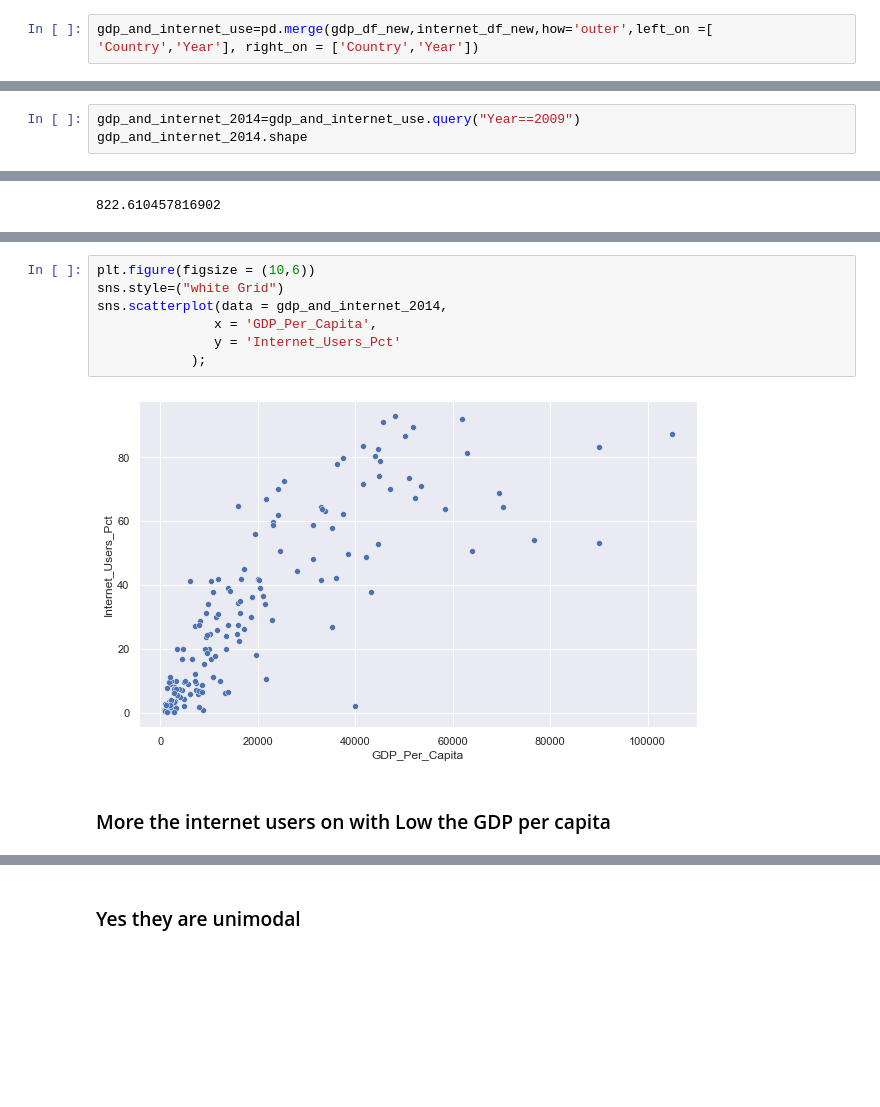
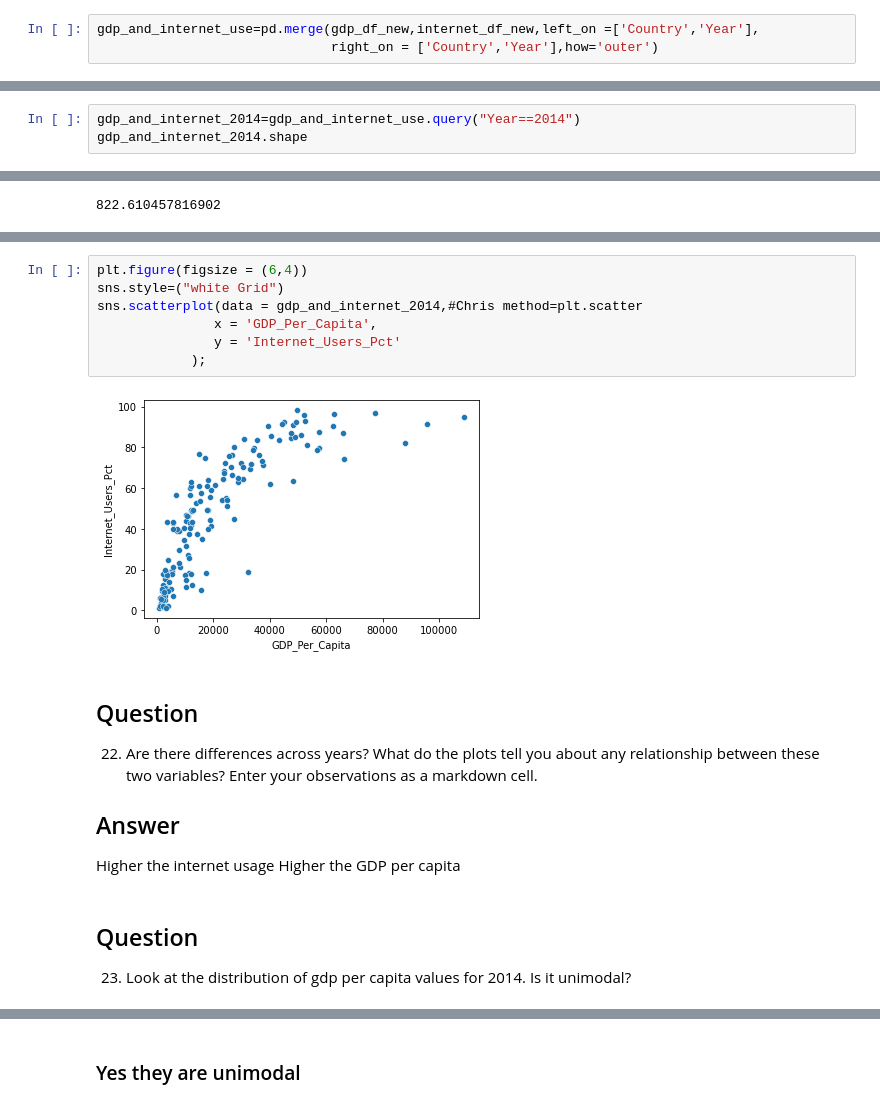
Before and after one commit to vnirmaladevi/gdp-and-internet-usage-vnirmaladevi, a Jupyter notebook: Notebook/UN Project.ipynb, the cells around one changed output, grey strips where cells are left out. Drawn from its saved outputs; the diff is of its cells as text; blank space fills up the shorter version.

```diff
--- a/Notebook/UN Project.ipynb
+++ b/Notebook/UN Project.ipynb
@@ -194,2 +235,3 @@ internet_df_new.head()
 # %%
-gdp_and_internet_use=pd.merge(gdp_df_new,internet_df_new,how='outer',left_on =[ 'Country','Year'], right_on = ['Country','Year'])
+gdp_and_internet_use=pd.merge(gdp_df_new,internet_df_new,left_on =['Country','Year'],
+                              right_on = ['Country','Year'],how='outer')
@@ -287,5 +345,5 @@ gdp_and_internet_2004.shape
 # %%
-gdp_and_internet_2014=gdp_and_internet_use.query("Year==2009")
+gdp_and_internet_2014=gdp_and_internet_use.query("Year==2014")
 gdp_and_internet_2014.shape
 # %% [output]
 (277, 4)
@@ -358,12 +438,18 @@ sns.scatterplot(data = gdp_and_internet_2009,
 # %%
-plt.figure(figsize = (10,6))
+plt.figure(figsize = (6,4))
 sns.style=("white Grid")
-sns.scatterplot(data = gdp_and_internet_2014,
+sns.scatterplot(data = gdp_and_internet_2014,#Chris method=plt.scatter
                x = 'GDP_Per_Capita',
                y = 'Internet_Users_Pct'
             );
 # %% [output]
-[figure, old version]
+[figure, new version]
-# %% [markdown]
-### More the internet users on with Low the GDP per capita
+# %% [markdown]
+## Question
+22.	Are there differences across years? What do the plots tell you about any relationship between these two variables? Enter your observations as a markdown cell.
+## Answer
+Higher the internet usage Higher the GDP per capita
+# %% [markdown]
+## Question
+23.	Look at the distribution of gdp per capita values for 2014. Is it unimodal?
 # %%
```
Also changed, not shown: parts of 48 cells of this notebook.
